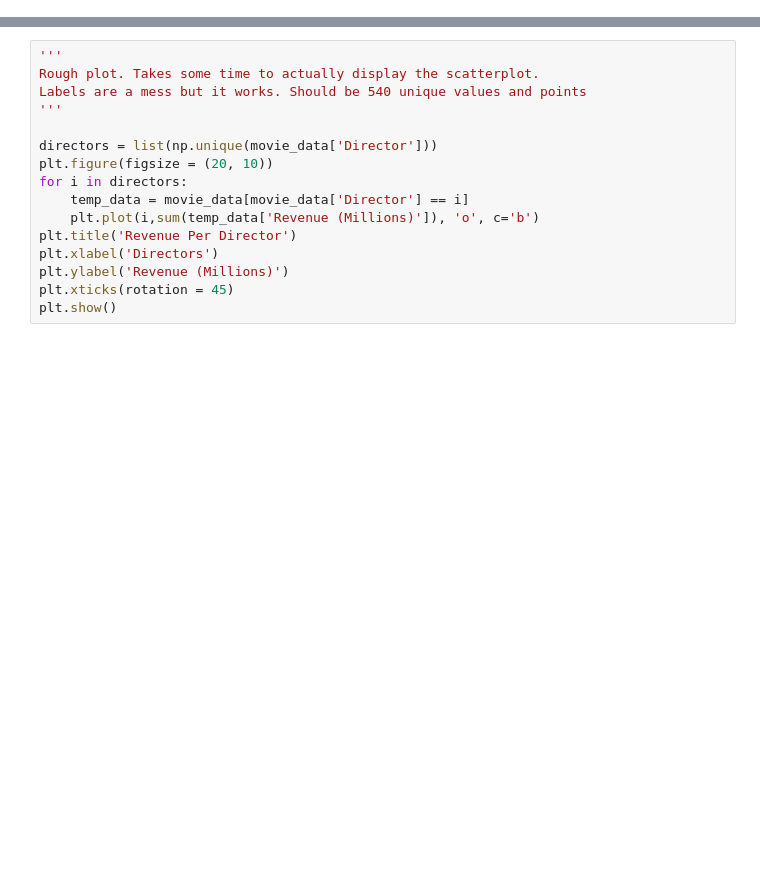
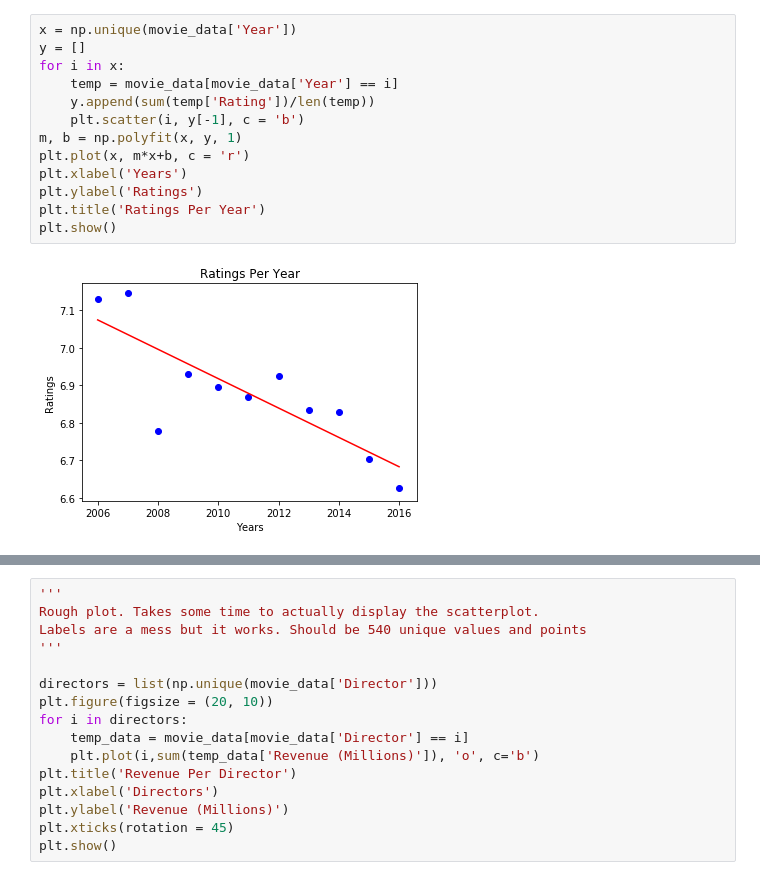
Before and after one commit to JasminePParekh/CMSC320-Final, a Jupyter notebook: 320Final.ipynb, the cells around one changed output, grey strips where cells are left out. Drawn from its saved outputs; the diff is of its cells as text; blank space fills up the shorter version.

```diff
--- a/320Final.ipynb
+++ b/320Final.ipynb
@@ -53,0 +64,15 @@ plt.show()
+# %%
+x = np.unique(movie_data['Year'])
+y = []
+for i in x:
+    temp = movie_data[movie_data['Year'] == i]
+    y.append(sum(temp['Rating'])/len(temp))
+    plt.scatter(i, y[-1], c = 'b')
+m, b = np.polyfit(x, y, 1)
+plt.plot(x, m*x+b, c = 'r')
+plt.xlabel('Years')
+plt.ylabel('Ratings')
+plt.title('Ratings Per Year')
+plt.show()
+# %% [output]
+[figure, added]
```
Also changed, not shown: parts of 11 cells of this notebook.
